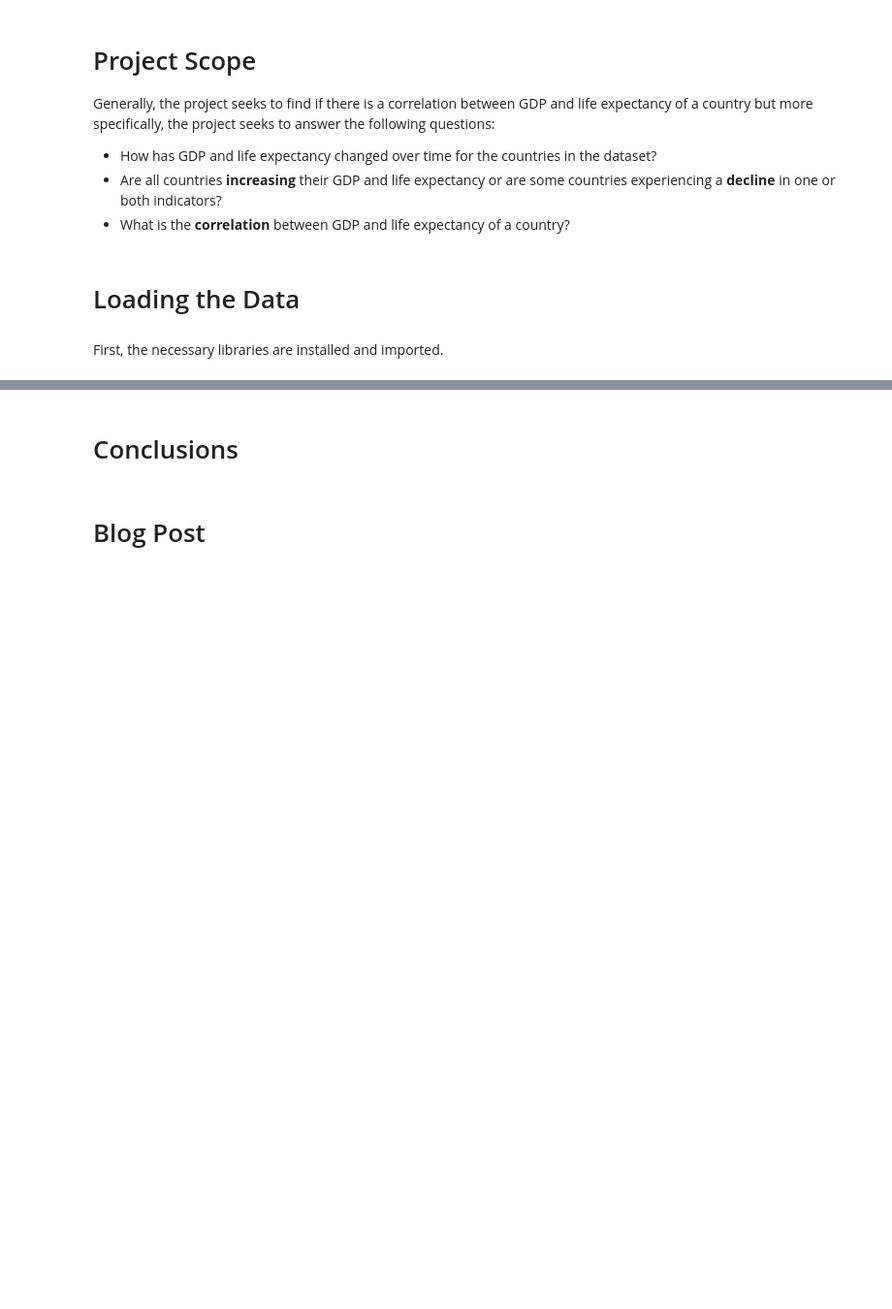
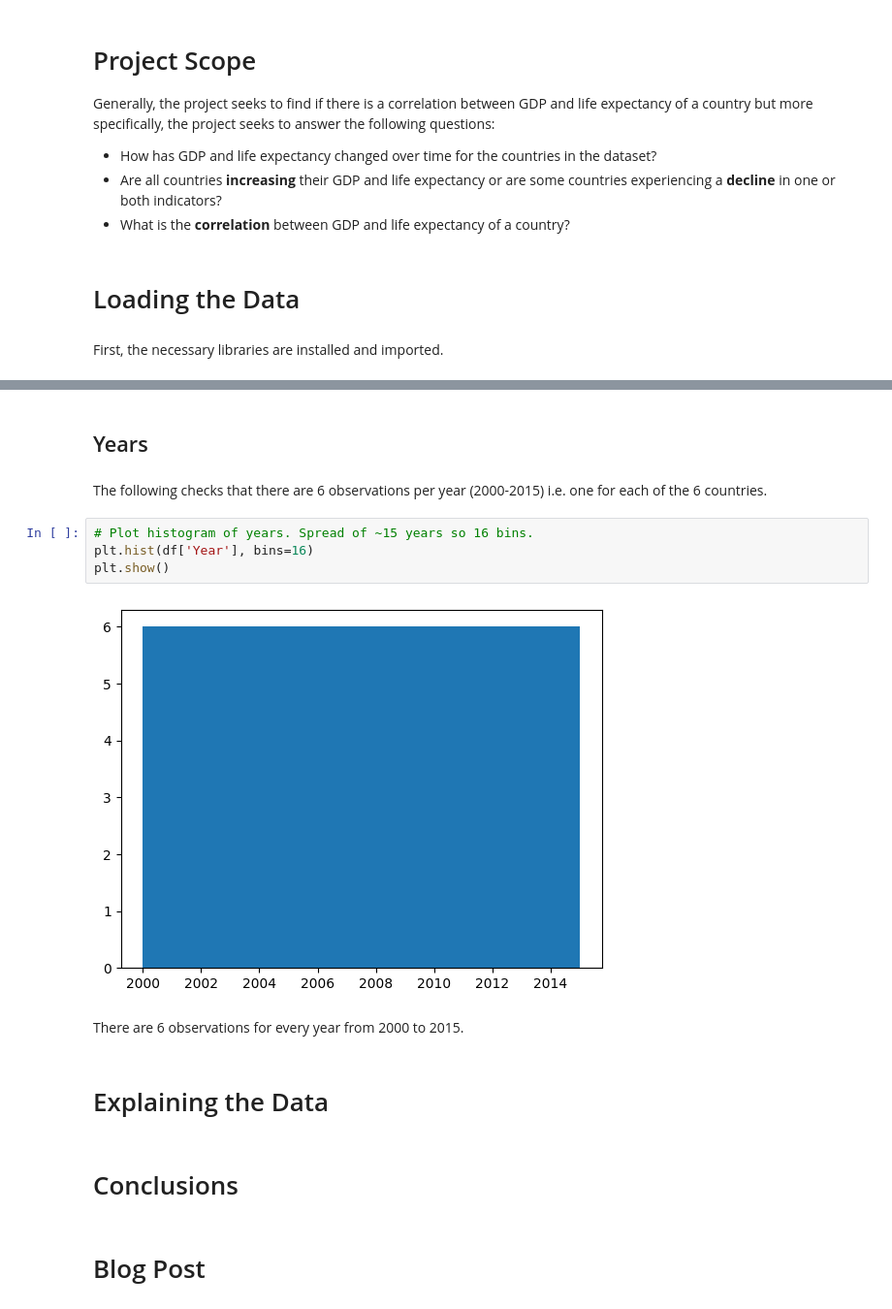
Before and after one commit to alanjameschapman/Life-Expectancy-and-GDP-Starter, a Jupyter notebook: life_expectancy_gdp.ipynb, the cells around one changed output, grey strips where cells are left out. Shown: that part at 97% size. Drawn from its saved outputs; the diff is of its cells as text; blank space fills up the shorter version.

```diff
--- a/life_expectancy_gdp.ipynb
+++ b/life_expectancy_gdp.ipynb
@@ -78,3 +271,17 @@ There are only 6 countries, and 16 values for each country. This is a small data
+# %% [markdown]
+## Years
+# %% [markdown]
+The following checks that there are 6 observations per year (2000-2015) i.e. one for each of the 6 countries.
+# %%
+# Plot histogram of years. Spread of ~15 years so 16 bins.
+plt.hist(df['Year'], bins=16)
+plt.show()
+# %% [output]
+[figure, added]
+# %% [markdown]
+There are 6 observations for every year from 2000 to 2015.
+# %% [markdown]
+# Explaining the Data
 # %% [markdown]
 # Conclusions
 # %% [markdown]
```
Also changed, not shown: parts of 39 cells of this notebook.
